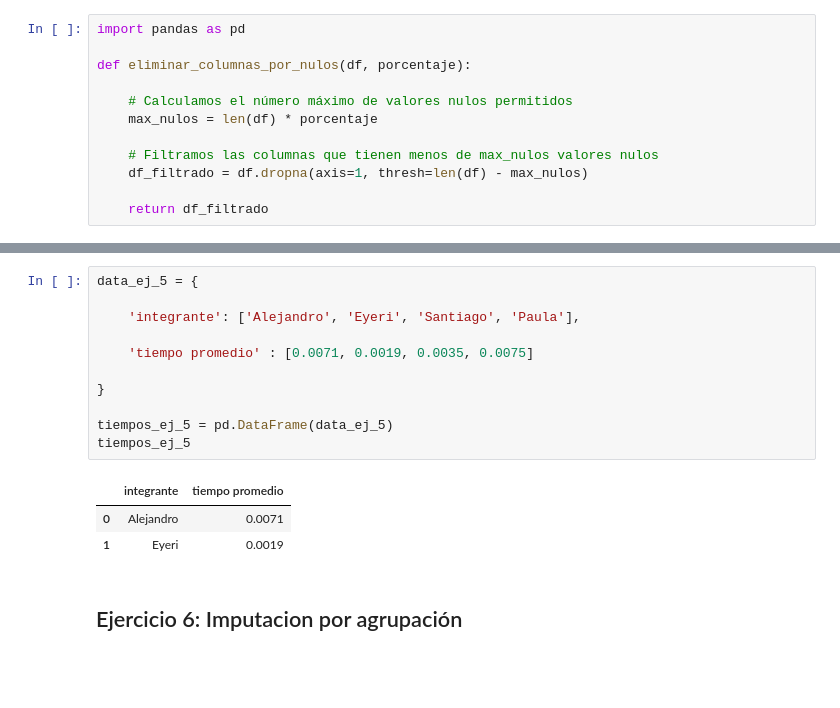
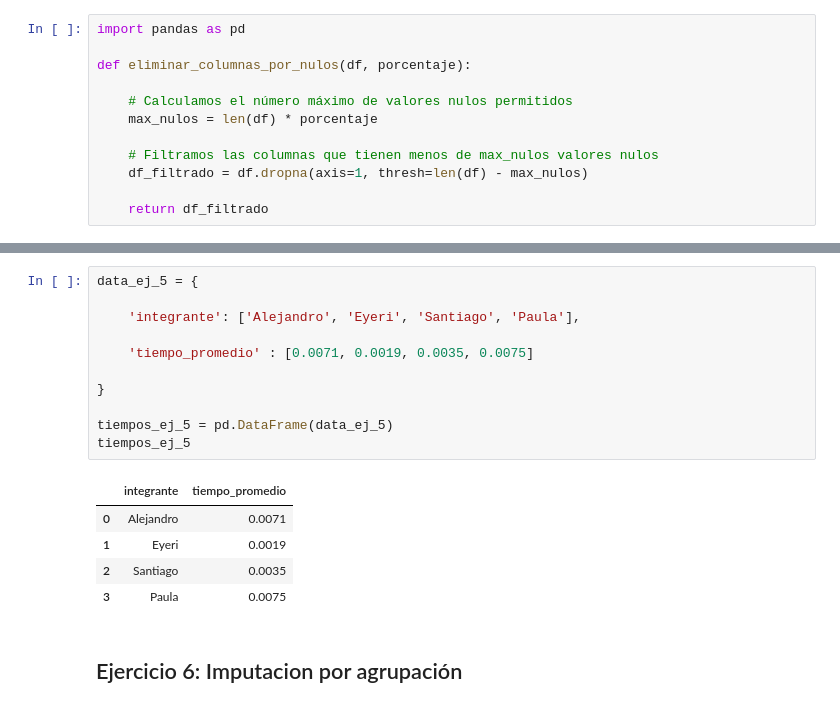
Before and after one commit to Santifer0803/Proyecto_herramientas_II, a Jupyter notebook: cod/ejercicios_python.ipynb, the cells around one changed output, grey strips where cells are left out. Saved outputs shown, nothing was run; the diff lists cells and outputs as text; blank space fills up the shorter version.

```diff
--- a/cod/ejercicios_python.ipynb
+++ b/cod/ejercicios_python.ipynb
@@ -437,18 +445,20 @@ tiempo_promedio_ej_5
 # %%
 data_ej_5 = {
 
     'integrante': ['Alejandro', 'Eyeri', 'Santiago', 'Paula'],
 
-    'tiempo promedio' : [0.0071, 0.0019, 0.0035, 0.0075]
+    'tiempo_promedio' : [0.0071, 0.0019, 0.0035, 0.0075]
 
 }
 
 tiempos_ej_5 = pd.DataFrame(data_ej_5)
 tiempos_ej_5
 # %% [output]
-|  | integrante | tiempo promedio |
+|  | integrante | tiempo_promedio |
 | 0 | Alejandro | 0.0071 |
 | 1 | Eyeri | 0.0019 |
+| 2 | Santiago | 0.0035 |
+| 3 | Paula | 0.0075 |
 # %% [markdown]
 ## Ejercicio 6: Imputacion por agrupación
 # %%
```
Also changed, not shown: parts of 12 cells of this notebook.
